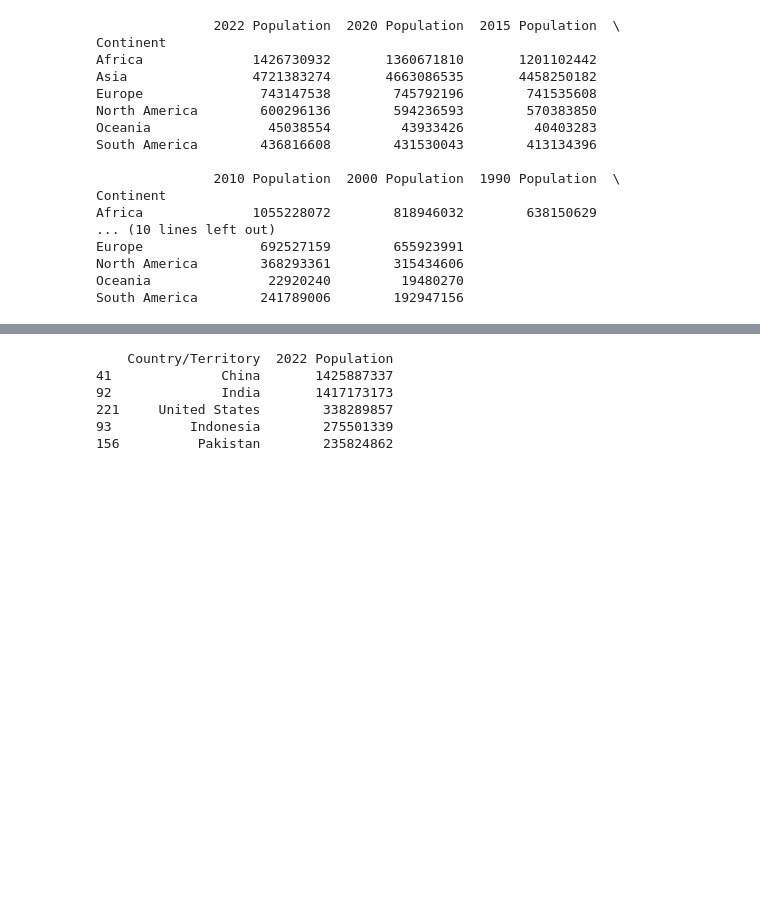
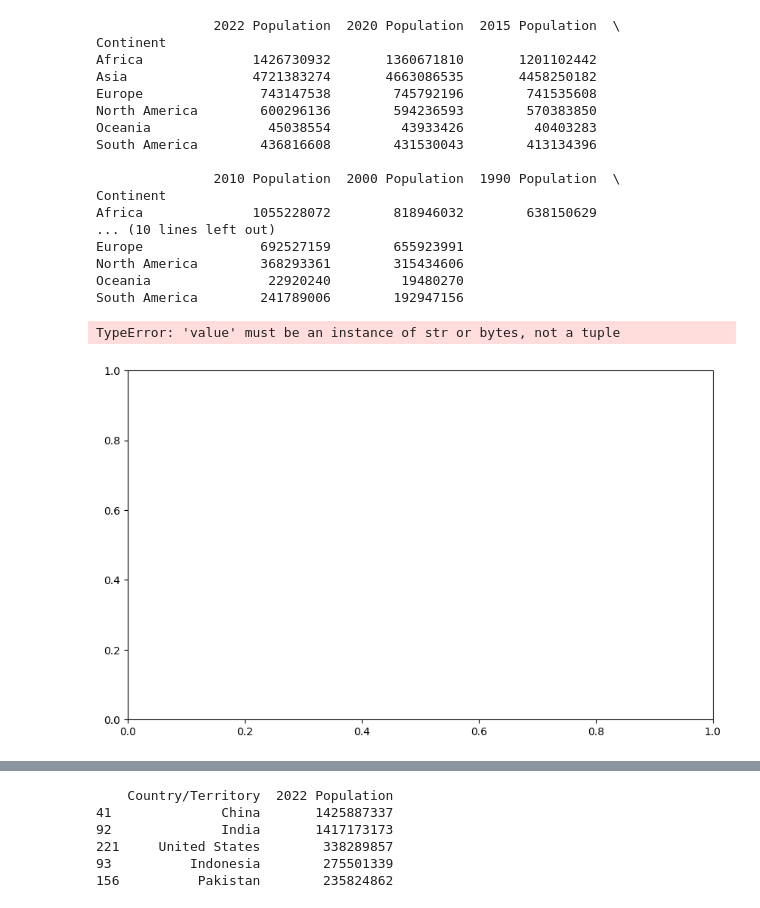
Before and after one commit to ddatnguyen97/World-Population-Analysis, a Jupyter notebook: World Population Analysis.ipynb, the cells around one changed output, grey strips where cells are left out. Saved outputs shown, nothing was run; the diff lists cells and outputs as text; code cells hidden in the pictures; blank space fills up the shorter version.

```diff
--- a/World Population Analysis.ipynb
+++ b/World Population Analysis.ipynb
@@ -132,3 +124,27 @@ Europe               692527159        655923991
 North America        368293361        315434606
 Oceania               22920240         19480270
 South America        241789006        192947156
+# %%
+grouped_data = df.groupby(['Continent',
+                   '2022 Population',
+                   '2020 Population',
+                   '2015 Population',
+                   '2010 Population',
+                   '2000 Population',
+                   '1990 Population',
+                   '1980 Population',
+                   '1970 Population'])['Growth Rate'].mean()
+
+plt.figure(figsize=(10, 6))
+plt.plot(grouped_data)
+
+plt.xlabel('Year')
+plt.ylabel('Mean Growth Rate')
+plt.title('Mean Growth Rate by Year and Continent')
+plt.legend(loc='best')
+plt.grid(True)
+
+plt.show()
+# %% [output]
+TypeError: 'value' must be an instance of str or bytes, not a tuple
+[figure, added]
```
Also changed, not shown: parts of 11 cells of this notebook.
